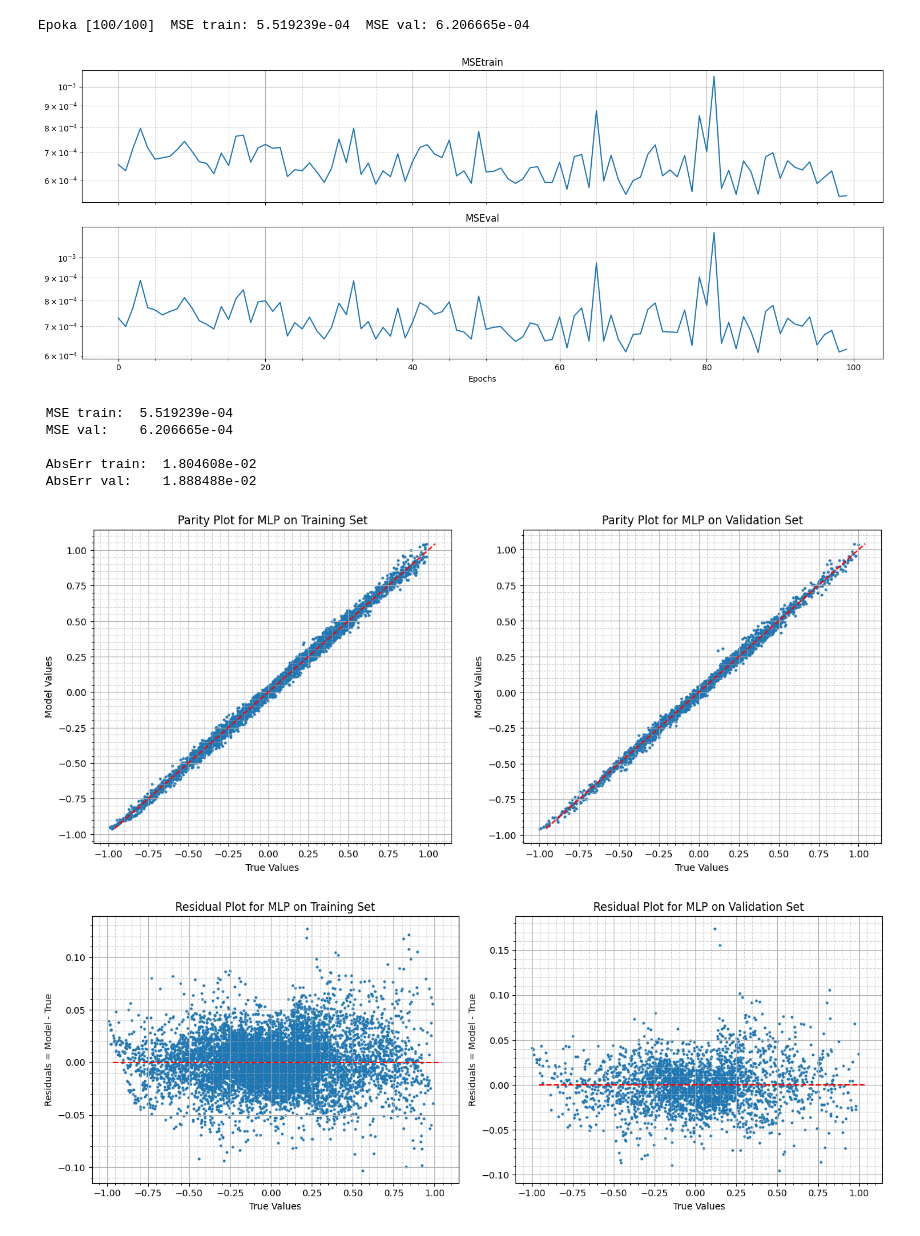
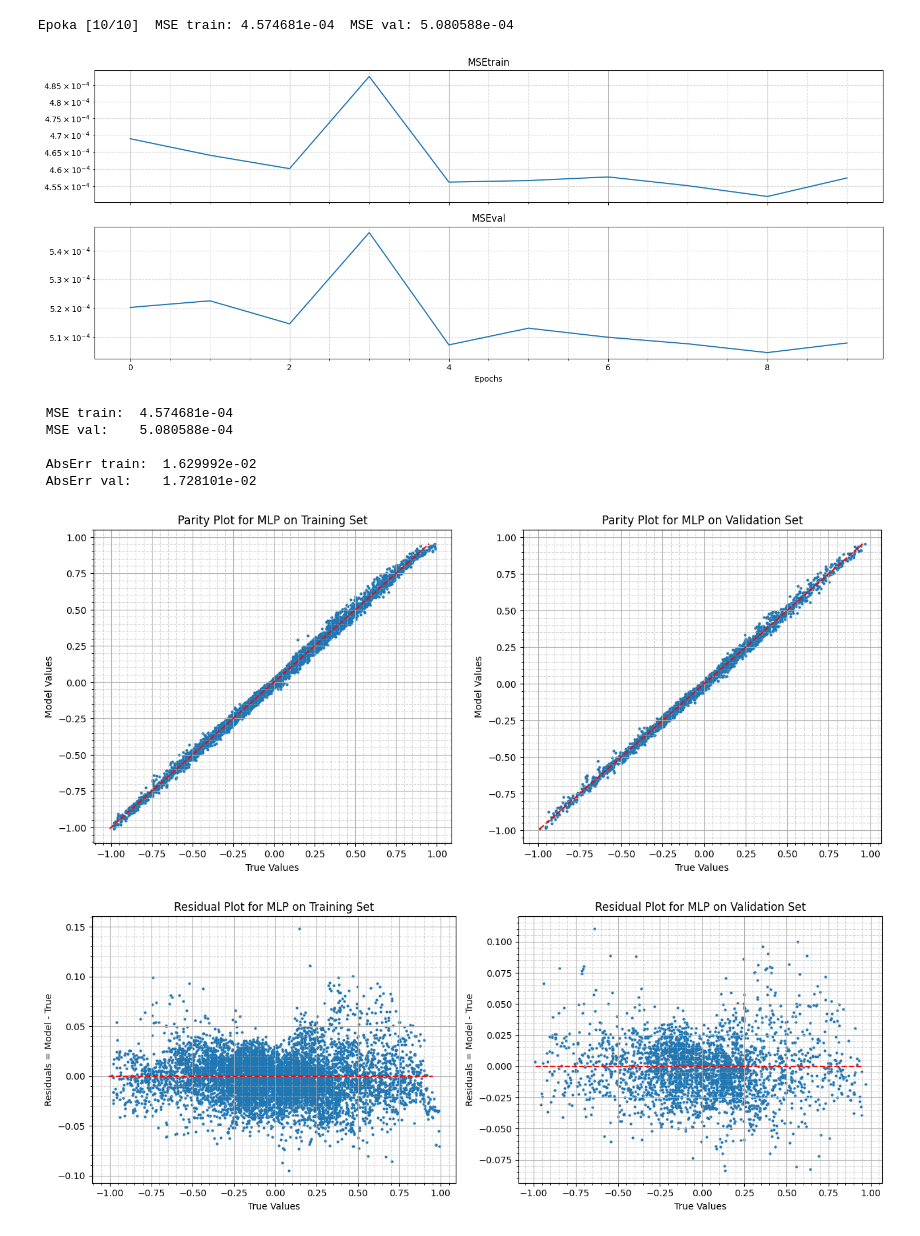
Before and after one commit to antonimarczuk123/NumericalPy, a Jupyter notebook: NeuralNetworksV2/NN.ipynb, the cells around one changed output. Cells and saved outputs as stored; diff of their text form; code cells hidden in the pictures.

```diff
--- a/NeuralNetworksV2/NN.ipynb
+++ b/NeuralNetworksV2/NN.ipynb
@@ -13,7 +12,7 @@ import matplotlib.pyplot as plt
 Fun = lambda x: np.sin(2 * x[0, :] + x[1, :]) / np.exp(0.2 * x[1, :])
 
 n_inputs = 2 # liczba wejść
-n_hidden = (20, 20, 20, 20) # liczba neuronów w warstwach ukrytych
+n_hidden = (30, 30, 30, 30) # liczba neuronów w warstwach ukrytych
 n_outputs = 1 # liczba wyjść
 
 n_train = 9000 # liczba próbek uczących
@@ -33,7 +32,7 @@ X_val = (X_val - X_min) / (X_max - X_min)  # Przeskalowanie do [0, 1]
 
 # Wczytaj zapisane wagi modelu oraz poprzednie kierunki minimalizacji
 
-data = np.load("weights_4x20_hidden.npz")
+data = np.load(f"weights_({n_hidden[0]},{n_hidden[1]},{n_hidden[2]},{n_hidden[3]})_hidden.npz")
 
 b1 = data['b1']
 W1 = data['W1']
@@ -61,20 +60,20 @@ p_W5_old = data['p_W5_old']
 
 # # Losowa inicjalizacja wag i biasów
 
-# b1 = np.random.uniform(-1, 1, (n_hidden[0], 1))
-# W1 = np.random.uniform(-1, 1, (n_hidden[0], n_inputs))
+# b1 = np.random.uniform(-0.5, 0.5, (n_hidden[0], 1))
+# W1 = np.random.uniform(-0.5, 0.5, (n_hidden[0], n_inputs))
 
-# b2 = np.random.uniform(-1, 1, (n_hidden[1], 1))
-# W2 = np.random.uniform(-1, 1, (n_hidden[1], n_hidden[0]))
+# b2 = np.random.uniform(-0.5, 0.5, (n_hidden[1], 1))
+# W2 = np.random.uniform(-0.5, 0.5, (n_hidden[1], n_hidden[0]))
 
-# b3 = np.random.uniform(-1, 1, (n_hidden[2], 1))
-# W3 = np.random.uniform(-1, 1, (n_hidden[2], n_hidden[1]))
+# b3 = np.random.uniform(-0.5, 0.5, (n_hidden[2], 1))
+# W3 = np.random.uniform(-0.5, 0.5, (n_hidden[2], n_hidden[1]))
 
-# b4 = np.random.uniform(-1, 1, (n_hidden[3], 1))
-# W4 = np.random.uniform(-1, 1, (n_hidden[3], n_hidden[2]))
+# b4 = np.random.uniform(-0.5, 0.5, (n_hidden[3], 1))
+# W4 = np.random.uniform(-0.5, 0.5, (n_hidden[3], n_hidden[2]))
 
-# b5 = np.random.uniform(-1, 1, (n_outputs, 1))
-# W5 = np.random.uniform(-1, 1, (n_outputs, n_hidden[3]))
+# b5 = np.random.uniform(-0.5, 0.5, (n_outputs, 1))
+# W5 = np.random.uniform(-0.5, 0.5, (n_outputs, n_hidden[3]))
 
 # # zerowa inicjalizacja poprzedniego kierunku minimalizacji
 
@@ -94,10 +93,10 @@ p_W5_old = data['p_W5_old']
 # p_W5_old = np.zeros((n_outputs, n_hidden[3]))
 # %%
 
-max_epochs = 100 # maksymalna liczba epok
+max_epochs = 10 # maksymalna liczba epok
 learning_rate = 0.01 # współczynnik uczenia
 momentum = 0.9 # współczynnik momentum
-mb_size = 50 # rozmiar mini-batcha
+mb_size = 500 # rozmiar mini-batcha
 
 
 # deklaracja potrzebnych tablic
@@ -214,7 +213,7 @@ for i in range(max_epochs):
         dE_db1 = np.mean(dL1, axis=1, keepdims=True)
         dE_dW1 = (dL1 @ X.T) / mb_size
 
-        # Aktualizacja z momentum
+        # Aktualizacja kierunków
         p_b5 = (1 - momentum) * dE_db5 + momentum * p_b5_old
         p_W5 = (1 - momentum) * dE_dW5 + momentum * p_W5_old
         p_b4 = (1 - momentum) * dE_db4 + momentum * p_b4_old
@@ -253,34 +252,34 @@ for i in range(max_epochs):
     MSEtrain = np.mean((b5 + W5 @ np.maximum(0, b4 + W4 @ np.maximum(0, b3 + W3 @ np.maximum(0, b2 + W2 @ np.maximum(0, b1 + W1 @ X_train)))) - Y_train) ** 2)
     MSEval = np.mean((b5 + W5 @ np.maximum(0, b4 + W4 @ np.maximum(0, b3 + W3 @ np.maximum(0, b2 + W2 @ np.maximum(0, b1 + W1 @ X_val)))) - Y_val) ** 2)
 
     MSEtrainTab[i] = MSEtrain
     MSEvalTab[i] = MSEval
 
     print(f"\rEpoka [{i+1}/{max_epochs}]  MSE train: {MSEtrain:.6e}  MSE val: {MSEval:.6e}", end='')
 
 
 # Wyświetlanie przebiegu uczenia
 
 fig1, (ax1, ax2) = plt.subplots(2, 1, figsize=(15, 6), sharex=True)
 
 ax1.plot(MSEtrainTab)
 ax1.set_yscale('log')
 ax1.set_title("MSEtrain")
 ax1.minorticks_on()  # włącza dodatkowe podziałki
 ax1.grid(True, which='major', linestyle='-')   # grubsze linie dla głównych
 ax1.grid(True, which='minor', linestyle='--', alpha=0.5)   # cieńsze dla pomocniczych
 
 ax2.plot(MSEvalTab)
 ax2.set_yscale('log')
 ax2.set_title("MSEval")
 ax2.set_xlabel("Epochs")
 ax2.minorticks_on()  # włącza dodatkowe podziałki
 ax2.grid(True, which='major', linestyle='-')   # grubsze linie dla głównych
 ax2.grid(True, which='minor', linestyle='--', alpha=0.5)   # cieńsze dla pomocniczych
 
 plt.tight_layout() # ładniej wyglądają wykresy
 # %% [output]
-Epoka [100/100]  MSE train: 5.519239e-04  MSE val: 6.206665e-04
+Epoka [10/10]  MSE train: 4.574681e-04  MSE val: 5.080588e-04
-[figure, old version]
+[figure, new version]
 # %%
 # Zapisanie wyznaczonych wag modelu
@@ -353,10 +353,10 @@ ax2.grid(True, which='minor', linestyle='--', alpha=0.5)   # cieńsze dla pomocn
 
 plt.tight_layout() # ładniej wyglądają wykresy
 # %% [output]
- MSE train:  5.519239e-04
- MSE val:    6.206665e-04
+ MSE train:  4.574681e-04
+ MSE val:    5.080588e-04
 
- AbsErr train:  1.804608e-02
- AbsErr val:    1.888488e-02
+ AbsErr train:  1.629992e-02
+ AbsErr val:    1.728101e-02
-[figure, old version]
+[figure, new version]
-[figure, old version]
+[figure, new version]
```
Also changed, not shown: parts of 2 cells of this notebook, 5 other files.
